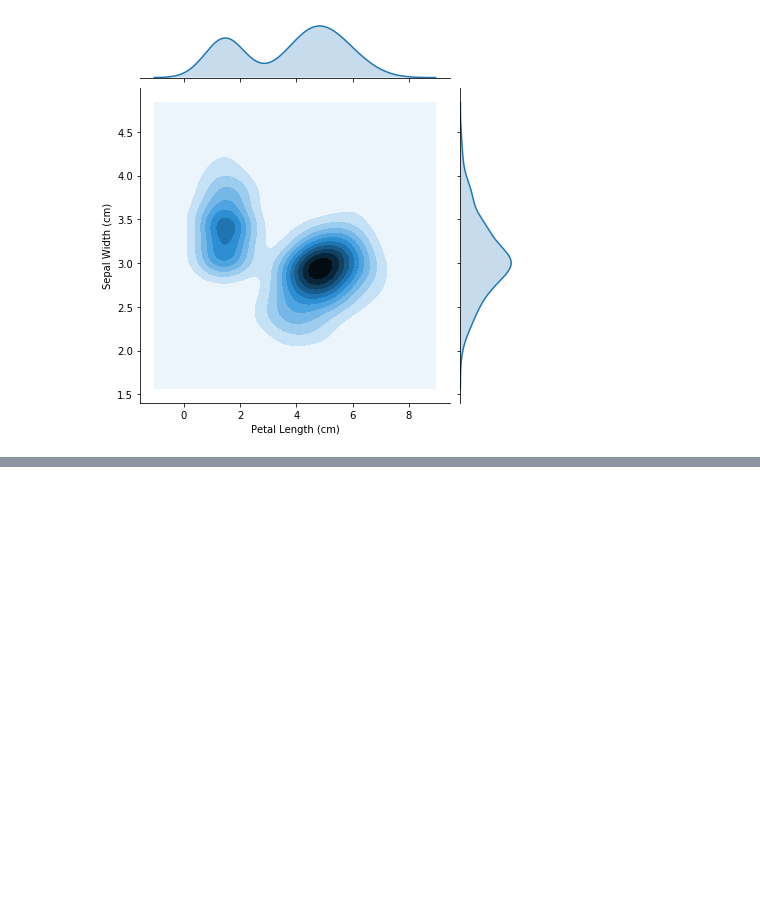
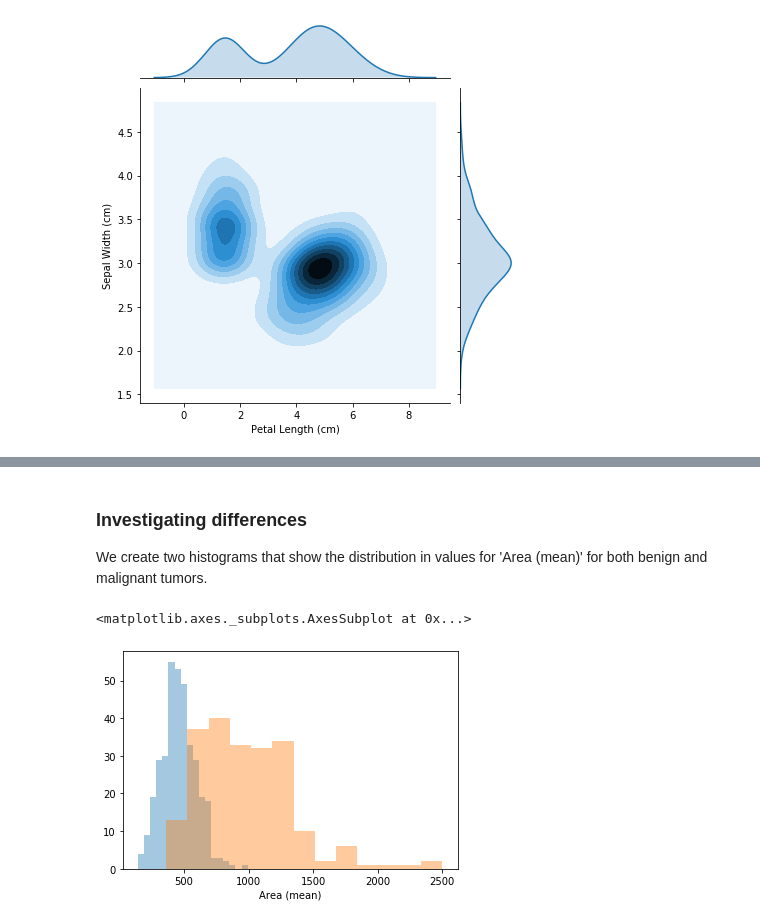
Before and after one commit to Hetansh-Mehta/DataVisualization, a Jupyter notebook: src/Distributions.ipynb, the cells around one changed output, grey strips where cells are left out. Drawn from its saved outputs; the diff is of its cells as text; code cells hidden in the pictures; blank space fills up the shorter version.

```diff
--- a/src/Distributions.ipynb
+++ b/src/Distributions.ipynb
@@ -69,0 +138,10 @@ sns.jointplot(x=iris_data['Petal Length (cm)'], y=iris_data['Sepal Width (cm)'],
+# %%
+# Paths of the files to read
+cancer_b_filepath = "../data/cancer_b.csv"
+cancer_m_filepath = "../data/cancer_m.csv"
+
+# Fill in the line below to read the (benign) file into a variable cancer_b_data
+cancer_b_data = pd.read_csv(cancer_b_filepath, index_col="Id")
+
+# Fill in the line below to read the (malignant) file into a variable cancer_m_data
+cancer_m_data = pd.read_csv(cancer_m_filepath, index_col="Id")
@@ -69,0 +170,11 @@ sns.jointplot(x=iris_data['Petal Length (cm)'], y=iris_data['Sepal Width (cm)'],
+# %% [markdown]
+### Investigating differences
+
+We create two histograms that show the distribution in values for 'Area (mean)' for both benign and malignant tumors.
+# %%
+# Histograms for benign and maligant tumors
+sns.distplot(a=cancer_b_data['Area (mean)'], kde=False)
+sns.distplot(a=cancer_m_data['Area (mean)'], kde=False)
+# %% [output]
+<matplotlib.axes._subplots.AxesSubplot at 0x...>
+[figure, added]
```
Also changed, not shown: parts of 13 cells of this notebook.
